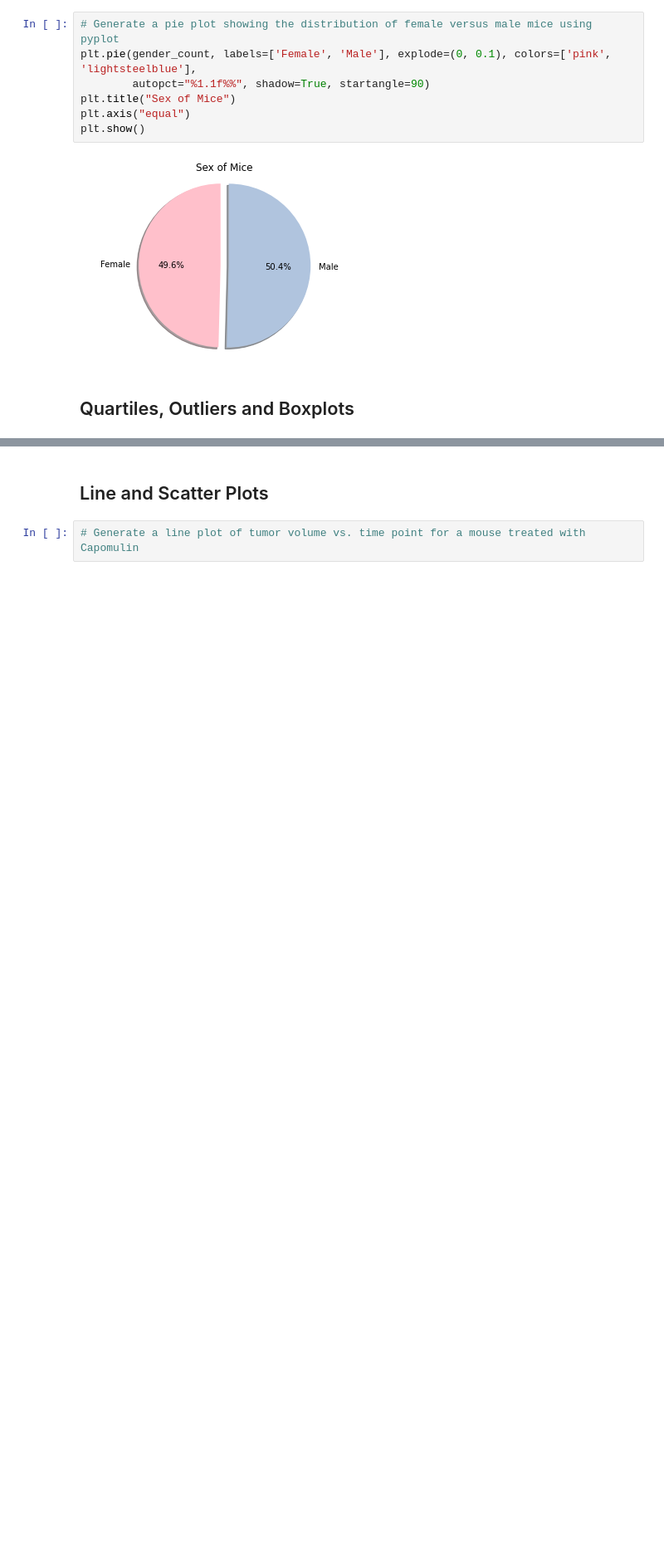
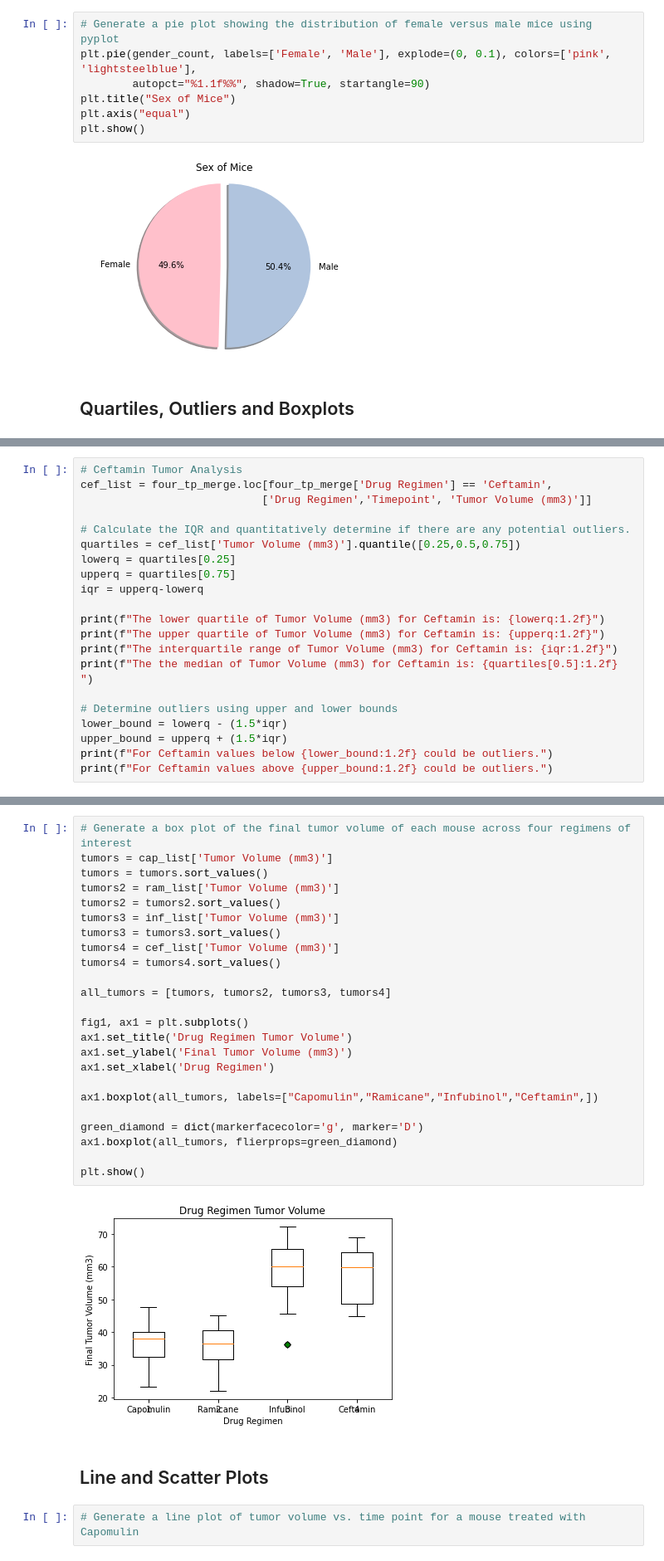
Before and after one commit to RobinWaves/matplotlib-challenge, a Jupyter notebook: pymaceuticals.ipynb, the cells around one changed output, grey strips where cells are left out. Shown: that part at 83% size. Drawn from its saved outputs; the diff is of its cells as text; blank space fills up the shorter version.

Commit message:
Added box and whisker plot

```diff
--- a/pymaceuticals.ipynb
+++ b/pymaceuticals.ipynb
@@ -240,0 +299,21 @@ cef_max_tp = cef.groupby('Mouse ID').max()['Timepoint']
+# %%
+# Ceftamin Tumor Analysis
+cef_list = four_tp_merge.loc[four_tp_merge['Drug Regimen'] == 'Ceftamin',
+                            ['Drug Regimen','Timepoint', 'Tumor Volume (mm3)']]
+
+# Calculate the IQR and quantitatively determine if there are any potential outliers.
+quartiles = cef_list['Tumor Volume (mm3)'].quantile([0.25,0.5,0.75])
+lowerq = quartiles[0.25]
+upperq = quartiles[0.75]
+iqr = upperq-lowerq
+
+print(f"The lower quartile of Tumor Volume (mm3) for Ceftamin is: {lowerq:1.2f}")
+print(f"The upper quartile of Tumor Volume (mm3) for Ceftamin is: {upperq:1.2f}")
+print(f"The interquartile range of Tumor Volume (mm3) for Ceftamin is: {iqr:1.2f}")
+print(f"The the median of Tumor Volume (mm3) for Ceftamin is: {quartiles[0.5]:1.2f} ")
+
+# Determine outliers using upper and lower bounds
+lower_bound = lowerq - (1.5*iqr)
+upper_bound = upperq + (1.5*iqr)
+print(f"For Ceftamin values below {lower_bound:1.2f} could be outliers.")
+print(f"For Ceftamin values above {upper_bound:1.2f} could be outliers.")
@@ -241,3 +327,29 @@ cef_max_tp = cef.groupby('Mouse ID').max()['Timepoint']
+# %%
+# Generate a box plot of the final tumor volume of each mouse across four regimens of interest
+tumors = cap_list['Tumor Volume (mm3)']
+tumors = tumors.sort_values()
+tumors2 = ram_list['Tumor Volume (mm3)']
+tumors2 = tumors2.sort_values()
+tumors3 = inf_list['Tumor Volume (mm3)']
+tumors3 = tumors3.sort_values()
+tumors4 = cef_list['Tumor Volume (mm3)']
+tumors4 = tumors4.sort_values()
+
+all_tumors = [tumors, tumors2, tumors3, tumors4]
+
+fig1, ax1 = plt.subplots()
+ax1.set_title('Drug Regimen Tumor Volume')
+ax1.set_ylabel('Final Tumor Volume (mm3)')
+ax1.set_xlabel('Drug Regimen')
+
+ax1.boxplot(all_tumors, labels=["Capomulin","Ramicane","Infubinol","Ceftamin",])
+
+green_diamond = dict(markerfacecolor='g', marker='D')
+ax1.boxplot(all_tumors, flierprops=green_diamond)
+
+plt.show()
+# %% [output]
+[figure, added]
 # %% [markdown]
 ## Line and Scatter Plots
 # %%
```
Also changed, not shown: parts of 7 cells of this notebook, 3 other files.
